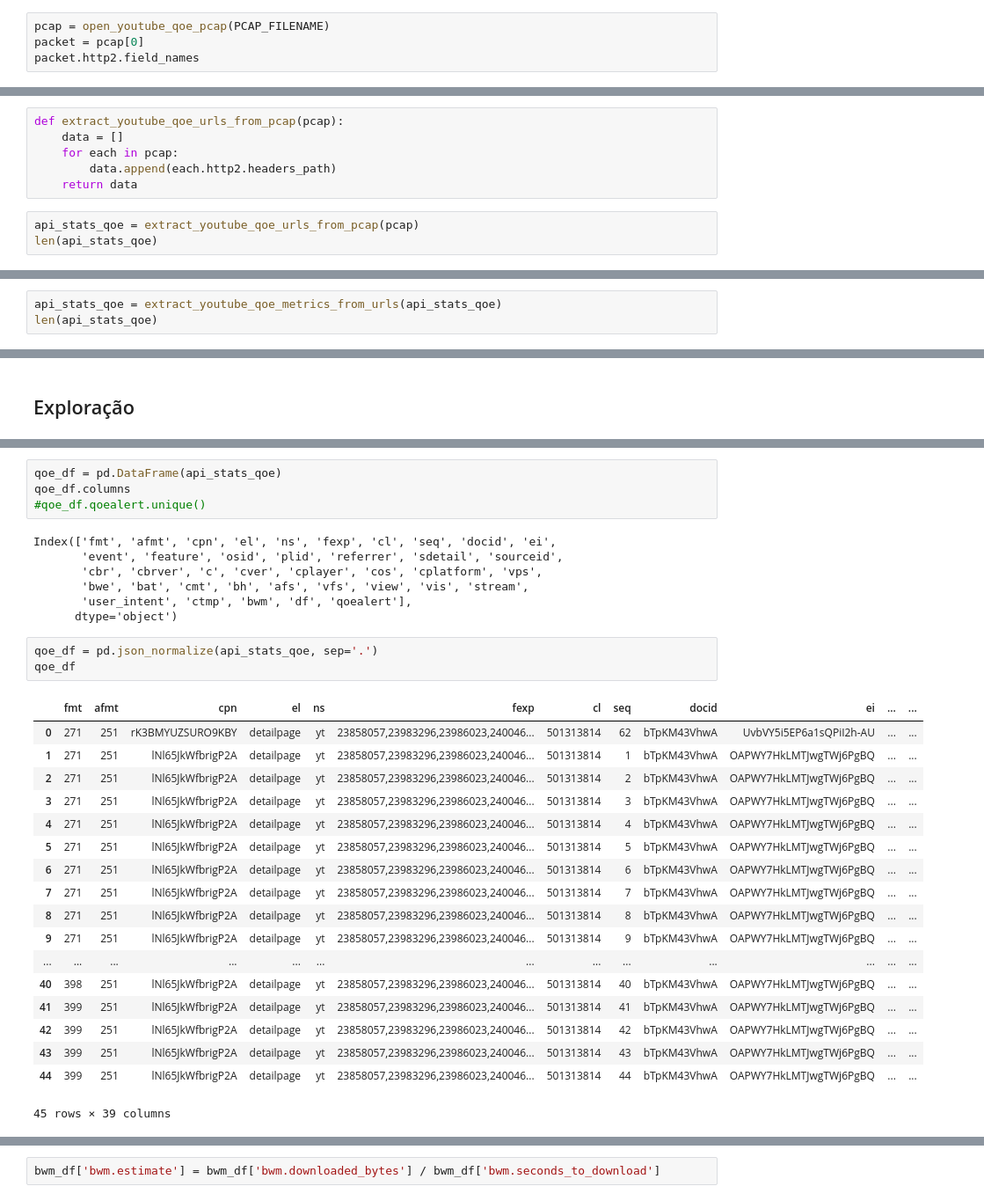
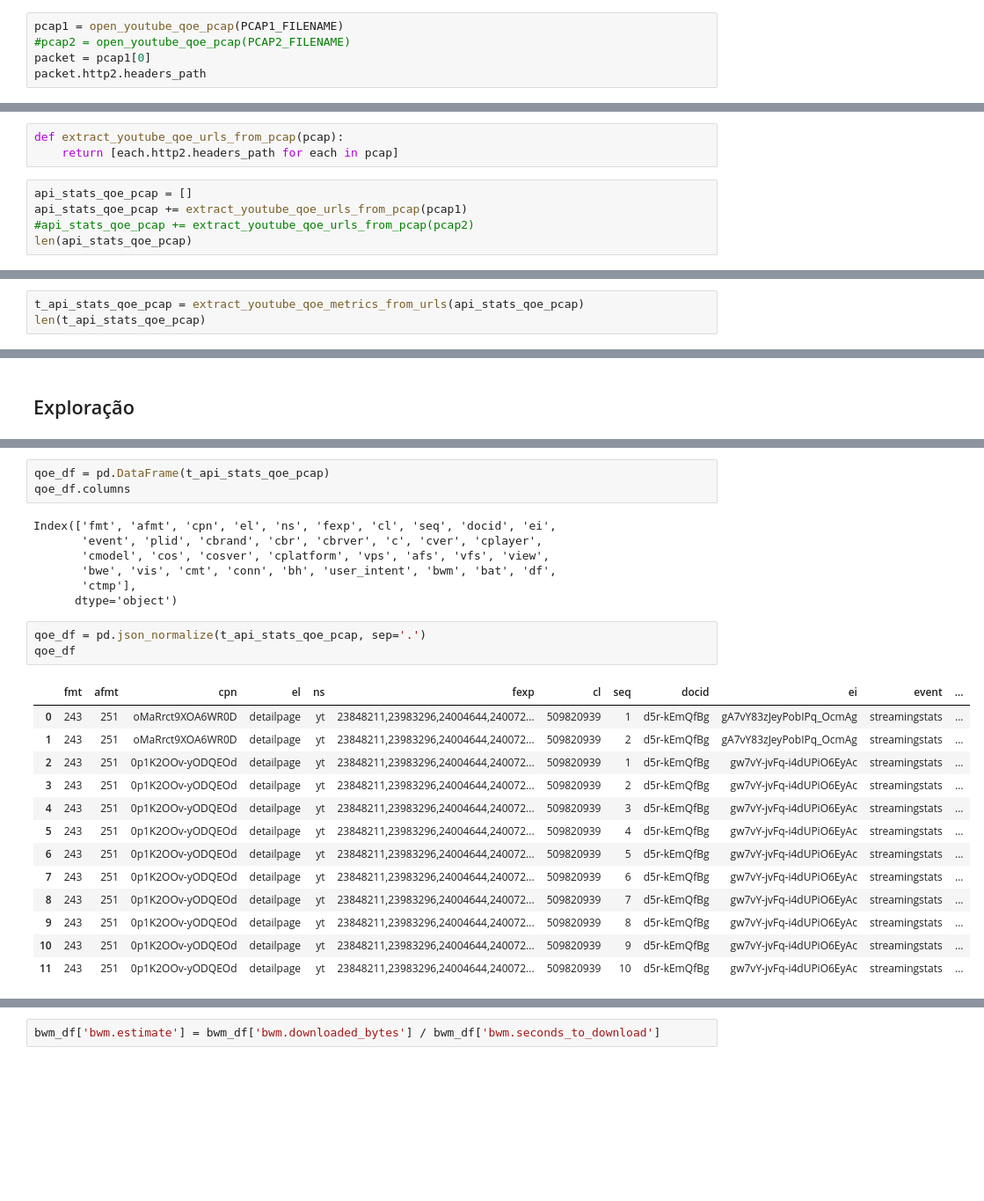
Before and after one commit to intrig-unicamp/hackathon5G, a Jupyter notebook: datasets/youtube-qoe.ipynb, the cells around one changed output, grey strips where cells are left out. Shown at 88% size. Saved outputs shown, nothing was run; the diff lists cells and outputs as text; blank space fills up the shorter version.

```diff
--- a/datasets/youtube-qoe.ipynb
+++ b/datasets/youtube-qoe.ipynb
@@ -80,5 +123,6 @@ def open_youtube_qoe_pcap(pcap_filename):
 # %%
-pcap = open_youtube_qoe_pcap(PCAP_FILENAME)
-packet = pcap[0]
-packet.http2.field_names
+pcap1 = open_youtube_qoe_pcap(PCAP1_FILENAME)
+#pcap2 = open_youtube_qoe_pcap(PCAP2_FILENAME)
+packet = pcap1[0]
+packet.http2.headers_path
 # %% [output]
@@ -106,11 +132,10 @@ packet.http2.headers_path
 # %%
 def extract_youtube_qoe_urls_from_pcap(pcap):
-    data = []
-    for each in pcap:
-        data.append(each.http2.headers_path)
-    return data
+    return [each.http2.headers_path for each in pcap]
 # %%
-api_stats_qoe = extract_youtube_qoe_urls_from_pcap(pcap)
-len(api_stats_qoe)
+api_stats_qoe_pcap = []
+api_stats_qoe_pcap += extract_youtube_qoe_urls_from_pcap(pcap1)
+#api_stats_qoe_pcap += extract_youtube_qoe_urls_from_pcap(pcap2)
+len(api_stats_qoe_pcap)
 # %% [output]
 12
@@ -272,4 +273,4 @@ def extract_youtube_qoe_metrics_from_urls(urls):
 # %%
-api_stats_qoe = extract_youtube_qoe_metrics_from_urls(api_stats_qoe)
-len(api_stats_qoe)
+t_api_stats_qoe_pcap = extract_youtube_qoe_metrics_from_urls(api_stats_qoe_pcap)
+len(t_api_stats_qoe_pcap)
 # %% [output]
@@ -339,35 +340,29 @@ for i in api_stats_qoe:
 # %%
-qoe_df = pd.DataFrame(api_stats_qoe)
+qoe_df = pd.DataFrame(t_api_stats_qoe_pcap)
 qoe_df.columns
-#qoe_df.qoealert.unique()
 # %% [output]
 Index(['fmt', 'afmt', 'cpn', 'el', 'ns', 'fexp', 'cl', 'seq', 'docid', 'ei',
-       'event', 'feature', 'osid', 'plid', 'referrer', 'sdetail', 'sourceid',
-       'cbr', 'cbrver', 'c', 'cver', 'cplayer', 'cos', 'cplatform', 'vps',
-       'bwe', 'bat', 'cmt', 'bh', 'afs', 'vfs', 'view', 'vis', 'stream',
-       'user_intent', 'ctmp', 'bwm', 'df', 'qoealert'],
+       'event', 'plid', 'cbrand', 'cbr', 'cbrver', 'c', 'cver', 'cplayer',
+       'cmodel', 'cos', 'cosver', 'cplatform', 'vps', 'afs', 'vfs', 'view',
+       'bwe', 'vis', 'cmt', 'conn', 'bh', 'user_intent', 'bwm', 'bat', 'df',
+       'ctmp'],
       dtype='object')
 # %%
-qoe_df = pd.json_normalize(api_stats_qoe, sep='.')
+qoe_df = pd.json_normalize(t_api_stats_qoe_pcap, sep='.')
 qoe_df
 # %% [output]
-|  | fmt | afmt | cpn | el | ns | fexp | cl | seq | docid | ei | ... | ... |
-| 0 | 271 | 251 | rK3BMYUZSURO9KBY | detailpage | yt | 23858057,23983296,23986023,240046... | 501313814 | 62 | bTpKM43VhwA | UvbVY5i5EP6a1sQPiI2h-AU | ... | ... |
-| 1 | 271 | 251 | lNl65JkWfbrigP2A | detailpage | yt | 23858057,23983296,23986023,240046... | 501313814 | 1 | bTpKM43VhwA | OAPWY7HkLMTJwgTWj6PgBQ | ... | ... |
-| 2 | 271 | 251 | lNl65JkWfbrigP2A | detailpage | yt | 23858057,23983296,23986023,240046... | 501313814 | 2 | bTpKM43VhwA | OAPWY7HkLMTJwgTWj6PgBQ | ... | ... |
-| 3 | 271 | 251 | lNl65JkWfbrigP2A | detailpage | yt | 23858057,23983296,23986023,240046... | 501313814 | 3 | bTpKM43VhwA | OAPWY7HkLMTJwgTWj6PgBQ | ... | ... |
-| 4 | 271 | 251 | lNl65JkWfbrigP2A | detailpage | yt | 23858057,23983296,23986023,240046... | 501313814 | 4 | bTpKM43VhwA | OAPWY7HkLMTJwgTWj6PgBQ | ... | ... |
-| 5 | 271 | 251 | lNl65JkWfbrigP2A | detailpage | yt | 23858057,23983296,23986023,240046... | 501313814 | 5 | bTpKM43VhwA | OAPWY7HkLMTJwgTWj6PgBQ | ... | ... |
-| 6 | 271 | 251 | lNl65JkWfbrigP2A | detailpage | yt | 23858057,23983296,23986023,240046... | 501313814 | 6 | bTpKM43VhwA | OAPWY7HkLMTJwgTWj6PgBQ | ... | ... |
-| 7 | 271 | 251 | lNl65JkWfbrigP2A | detailpage | yt | 23858057,23983296,23986023,240046... | 501313814 | 7 | bTpKM43VhwA | OAPWY7HkLMTJwgTWj6PgBQ | ... | ... |
-| 8 | 271 | 251 | lNl65JkWfbrigP2A | detailpage | yt | 23858057,23983296,23986023,240046... | 501313814 | 8 | bTpKM43VhwA | OAPWY7HkLMTJwgTWj6PgBQ | ... | ... |
-| 9 | 271 | 251 | lNl65JkWfbrigP2A | detailpage | yt | 23858057,23983296,23986023,240046... | 501313814 | 9 | bTpKM43VhwA | OAPWY7HkLMTJwgTWj6PgBQ | ... | ... |
-| ... | ... | ... | ... | ... | ... | ... | ... | ... | ... | ... | ... | ... |
-| 40 | 398 | 251 | lNl65JkWfbrigP2A | detailpage | yt | 23858057,23983296,23986023,240046... | 501313814 | 40 | bTpKM43VhwA | OAPWY7HkLMTJwgTWj6PgBQ | ... | ... |
-| 41 | 399 | 251 | lNl65JkWfbrigP2A | detailpage | yt | 23858057,23983296,23986023,240046... | 501313814 | 41 | bTpKM43VhwA | OAPWY7HkLMTJwgTWj6PgBQ | ... | ... |
-| 42 | 399 | 251 | lNl65JkWfbrigP2A | detailpage | yt | 23858057,23983296,23986023,240046... | 501313814 | 42 | bTpKM43VhwA | OAPWY7HkLMTJwgTWj6PgBQ | ... | ... |
-| 43 | 399 | 251 | lNl65JkWfbrigP2A | detailpage | yt | 23858057,23983296,23986023,240046... | 501313814 | 43 | bTpKM43VhwA | OAPWY7HkLMTJwgTWj6PgBQ | ... | ... |
-| 44 | 399 | 251 | lNl65JkWfbrigP2A | detailpage | yt | 23858057,23983296,23986023,240046... | 501313814 | 44 | bTpKM43VhwA | OAPWY7HkLMTJwgTWj6PgBQ | ... | ... |
+|  | fmt | afmt | cpn | el | ns | fexp | cl | seq | docid | ei | event | ... |
+| 0 | 243 | 251 | oMaRrct9XOA6WR0D | detailpage | yt | 23848211,23983296,24004644,240072... | 509820939 | 1 | d5r-kEmQfBg | gA7vY83zJeyPobIPq_OcmAg | streamingstats | ... |
+| 1 | 243 | 251 | oMaRrct9XOA6WR0D | detailpage | yt | 23848211,23983296,24004644,240072... | 509820939 | 2 | d5r-kEmQfBg | gA7vY83zJeyPobIPq_OcmAg | streamingstats | ... |
+| 2 | 243 | 251 | 0p1K2OOv-yODQEOd | detailpage | yt | 23848211,23983296,24004644,240072... | 509820939 | 1 | d5r-kEmQfBg | gw7vY-jvFq-i4dUPiO6EyAc | streamingstats | ... |
+| 3 | 243 | 251 | 0p1K2OOv-yODQEOd | detailpage | yt | 23848211,23983296,24004644,240072... | 509820939 | 2 | d5r-kEmQfBg | gw7vY-jvFq-i4dUPiO6EyAc | streamingstats | ... |
+| 4 | 243 | 251 | 0p1K2OOv-yODQEOd | detailpage | yt | 23848211,23983296,24004644,240072... | 509820939 | 3 | d5r-kEmQfBg | gw7vY-jvFq-i4dUPiO6EyAc | streamingstats | ... |
+| 5 | 243 | 251 | 0p1K2OOv-yODQEOd | detailpage | yt | 23848211,23983296,24004644,240072... | 509820939 | 4 | d5r-kEmQfBg | gw7vY-jvFq-i4dUPiO6EyAc | streamingstats | ... |
+| 6 | 243 | 251 | 0p1K2OOv-yODQEOd | detailpage | yt | 23848211,23983296,24004644,240072... | 509820939 | 5 | d5r-kEmQfBg | gw7vY-jvFq-i4dUPiO6EyAc | streamingstats | ... |
+| 7 | 243 | 251 | 0p1K2OOv-yODQEOd | detailpage | yt | 23848211,23983296,24004644,240072... | 509820939 | 6 | d5r-kEmQfBg | gw7vY-jvFq-i4dUPiO6EyAc | streamingstats | ... |
+| 8 | 243 | 251 | 0p1K2OOv-yODQEOd | detailpage | yt | 23848211,23983296,24004644,240072... | 509820939 | 7 | d5r-kEmQfBg | gw7vY-jvFq-i4dUPiO6EyAc | streamingstats | ... |
+| 9 | 243 | 251 | 0p1K2OOv-yODQEOd | detailpage | yt | 23848211,23983296,24004644,240072... | 509820939 | 8 | d5r-kEmQfBg | gw7vY-jvFq-i4dUPiO6EyAc | streamingstats | ... |
+| 10 | 243 | 251 | 0p1K2OOv-yODQEOd | detailpage | yt | 23848211,23983296,24004644,240072... | 509820939 | 9 | d5r-kEmQfBg | gw7vY-jvFq-i4dUPiO6EyAc | streamingstats | ... |
+| 11 | 243 | 251 | 0p1K2OOv-yODQEOd | detailpage | yt | 23848211,23983296,24004644,240072... | 509820939 | 10 | d5r-kEmQfBg | gw7vY-jvFq-i4dUPiO6EyAc | streamingstats | ... |
-45 rows × 39 columns
 # %%
 n = 'bwm'
```
Also changed, not shown: parts of 56 cells of this notebook, 3 other files.
